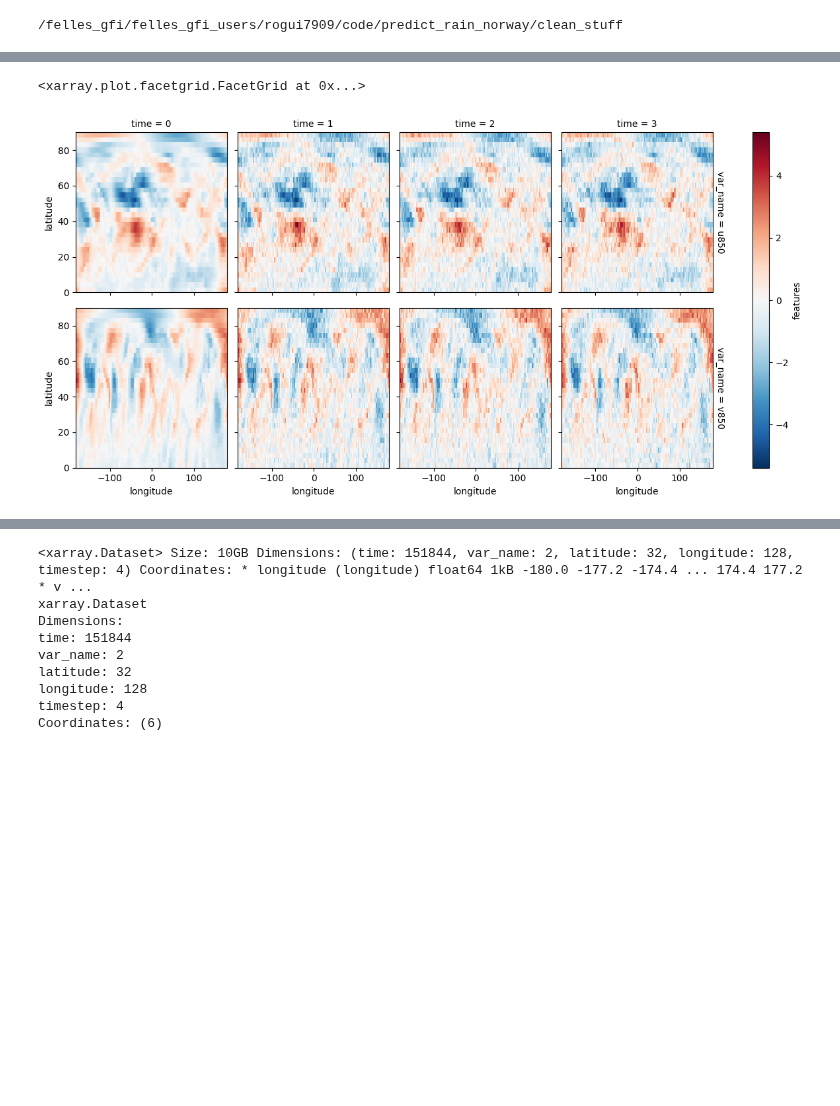
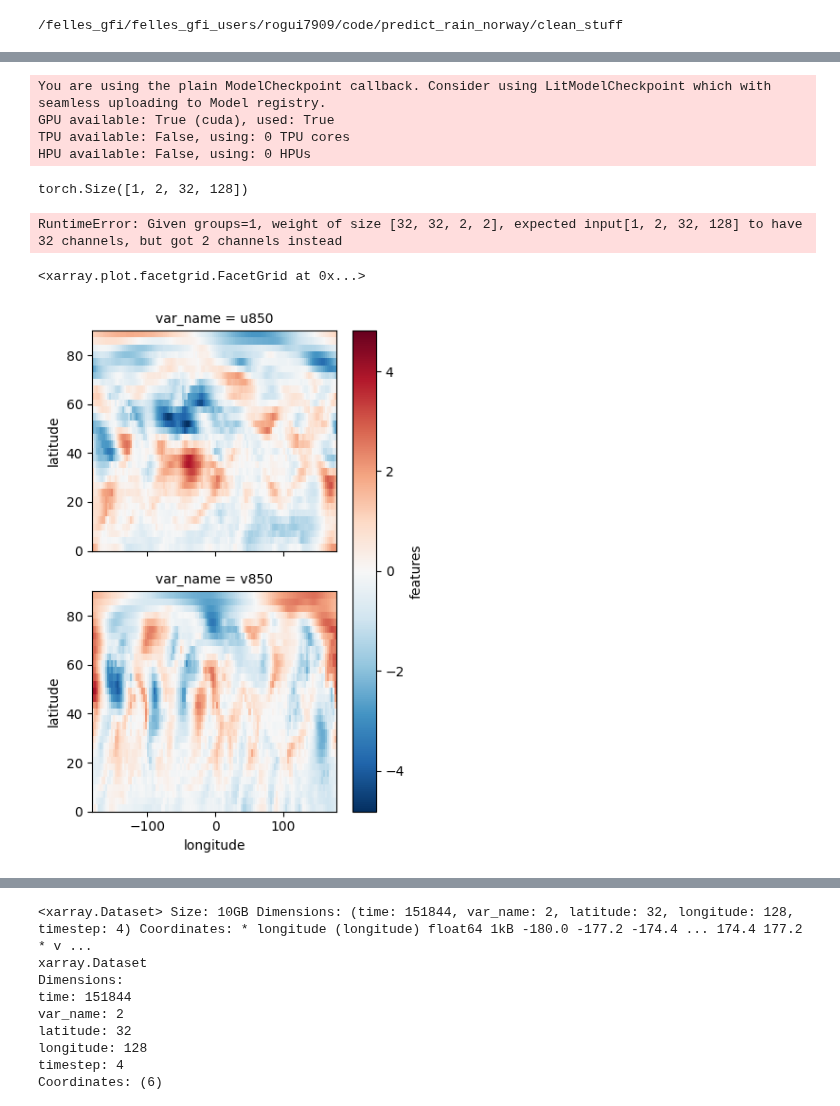
Before and after one commit to rguilcas/predict_rain_norway, a Jupyter notebook: clean_stuff/test.ipynb, the cells around one changed output, grey strips where cells are left out. Cells and saved outputs as stored; diff of their text form; code cells hidden in the pictures; blank space fills up the shorter version.

Commit message:
add trainer

```diff
--- a/clean_stuff/test.ipynb
+++ b/clean_stuff/test.ipynb
@@ -46,0 +54,25 @@ loader = MyDataLoader(wandb_logger)
+# %%
+callbacks=[EarlyStopping(monitor="val/loss", mode="min")]
+trainer = AttributableTrainer(limit_train_batches=100,
+                              max_epochs=wandb_logger.experiment.config['num_epochs'],
+                              logger=wandb_logger,
+                              log_every_n_steps=1, default_root_dir="/Data/gfi/users/rogui7909/lightning_checkpoint/",
+                              callbacks=callbacks, deterministic=True,
+                              accelerator="gpu", devices=1,)
+# %% [output]
+You are using the plain ModelCheckpoint callback. Consider using LitModelCheckpoint which with seamless uploading to Model registry.
+GPU available: True (cuda), used: True
+TPU available: False, using: 0 TPU cores
+HPU available: False, using: 0 HPUs
+# %%
+X = loader.train_loader.dataset[0][0][:1]
+X.shape
+# %% [output]
+torch.Size([1, 2, 32, 128])
+# %%
+NN = ConvLayerStride1_ConvLayerStride2(input_channels = 2,
+                             output_channels=32)
+
+NN(X).shape
+# %% [output]
+RuntimeError: Given groups=1, weight of size [32, 32, 2, 2], expected input[1, 2, 32, 128] to have 32 channels, but got 2 channels instead
@@ -47,8 +302,8 @@ loader = MyDataLoader(wandb_logger)
 # %%
-loader.ds_train.sel(time='1969-01-10').features.assign_coords(time=[0,1,2,3]).plot(col='time', row='var_name')
+loader.ds_train.sel(time='1969-01-10').features.plot( row='var_name')
 # %% [output]
 <xarray.plot.facetgrid.FacetGrid at 0x...>
-[figure, old version]
+[figure, new version]
 # %%
 wandb.finish()
 # %% [output]
```
Also changed, not shown: parts of 5 cells of this notebook, 5 other files.
